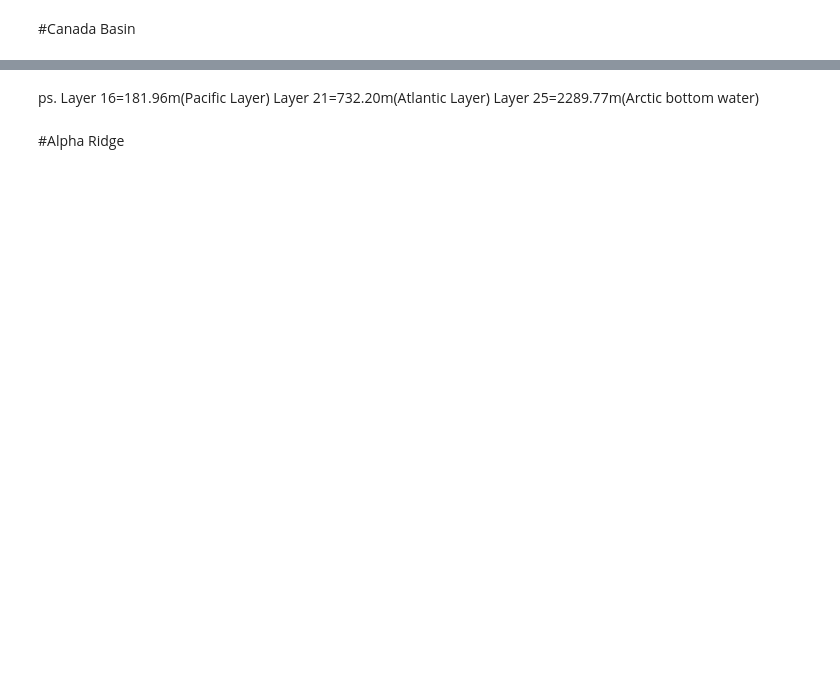
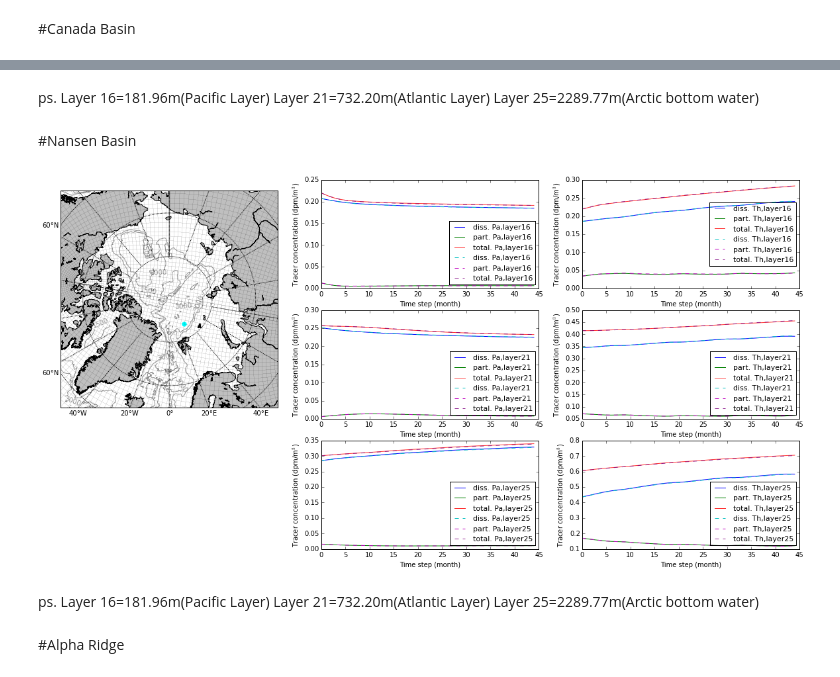
Before and after one commit to UBC-MOAD/analysis-cindy, a Jupyter notebook: notebooks/[ORCA_offline]TestMytrc.ipynb, the cells around one changed output, grey strips where cells are left out. Saved outputs shown, nothing was run; the diff lists cells and outputs as text; code cells hidden in the pictures; blank space fills up the shorter version.

```diff
--- a/notebooks/[ORCA_offline]TestMytrc.ipynb
+++ b/notebooks/[ORCA_offline]TestMytrc.ipynb
@@ -130,3 +180,14 @@ plt.show()
+# %% [markdown]
+ps. Layer 16=181.96m(Pacific Layer)
+Layer 21=732.20m(Atlantic Layer)
+Layer 25=2289.77m(Arctic bottom water)
+# %% [markdown]
+#Nansen Basin
+# %%
+j=25;i=16;k=21
+tracer_evolution(i,k,j,141,138,'Nansen Basin')
+# %% [output]
+[figure, added]
 # %% [markdown]
 ps. Layer 16=181.96m(Pacific Layer)
 Layer 21=732.20m(Atlantic Layer)
```
Also changed, not shown: parts of 29 cells of this notebook.
